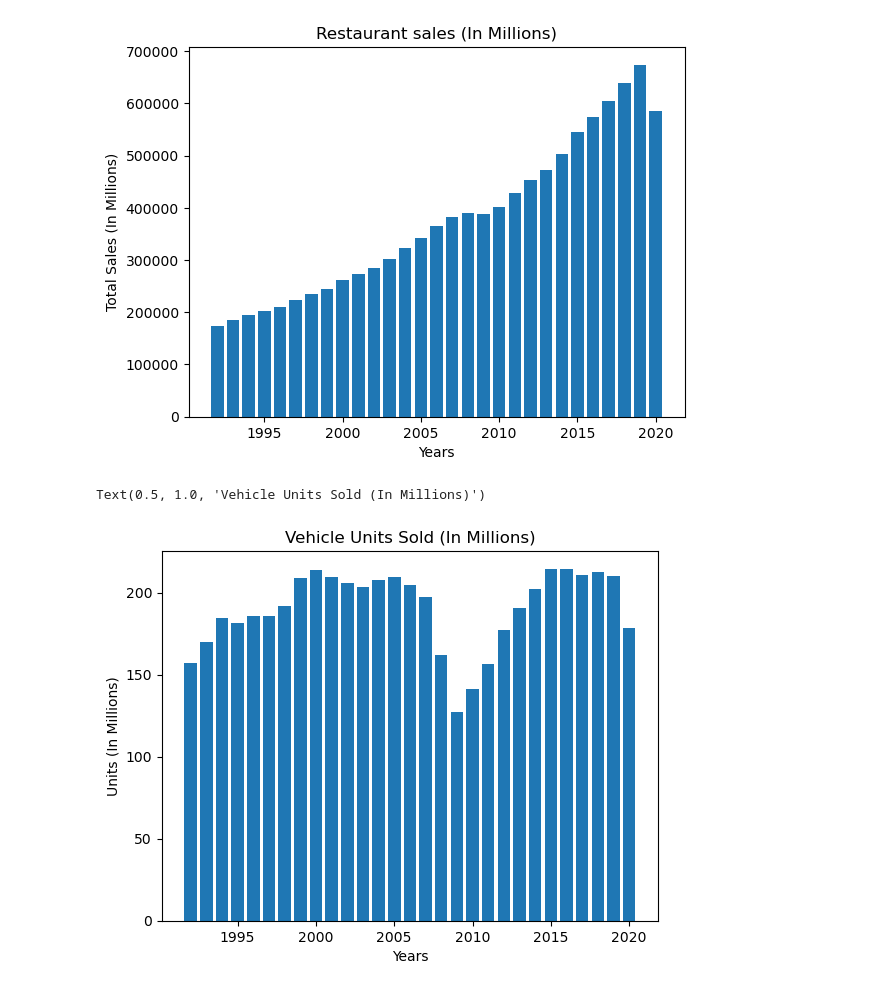
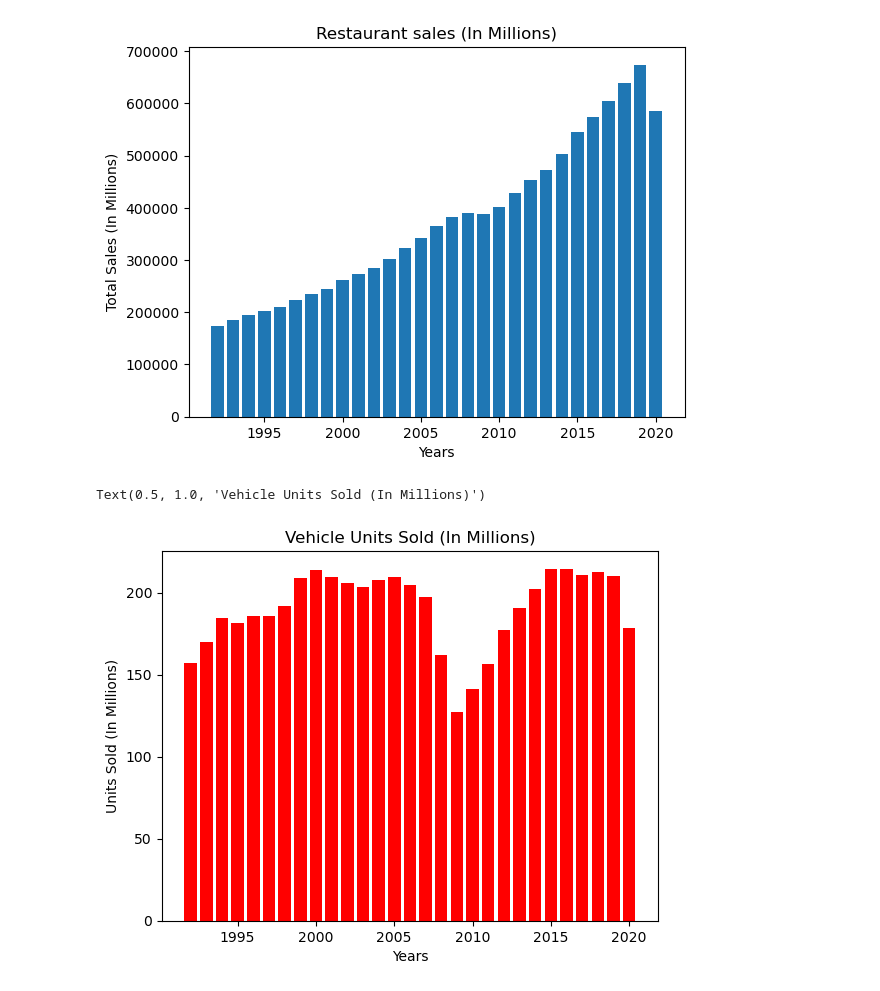
Before and after one commit to nikatnguyen/demo-github, a Jupyter notebook: new_dataframe.ipynb, the cells around one changed output. Cells and saved outputs as stored; diff of their text form; code cells hidden in the pictures.

```diff
--- a/new_dataframe.ipynb
+++ b/new_dataframe.ipynb
@@ -141,10 +141,10 @@ plt.title('Restaurant sales (In Millions)')
 Text(0.5, 1.0, 'Restaurant sales (In Millions)')
 [figure]
 # %%
-plt.bar(merged_df['Year'],merged_df['Total Vehicle Units (in millions)'])
+plt.bar(merged_df['Year'],merged_df['Total Vehicle Units (in millions)'],facecolor="red")
 plt.xlabel('Years')
-plt.ylabel('Units (In Millions)')
+plt.ylabel('Units Sold (In Millions)')
 plt.title('Vehicle Units Sold (In Millions)')
 # %% [output]
 Text(0.5, 1.0, 'Vehicle Units Sold (In Millions)')
-[figure, old version]
+[figure, new version]
```
Also changed, not shown: 1 other file.
